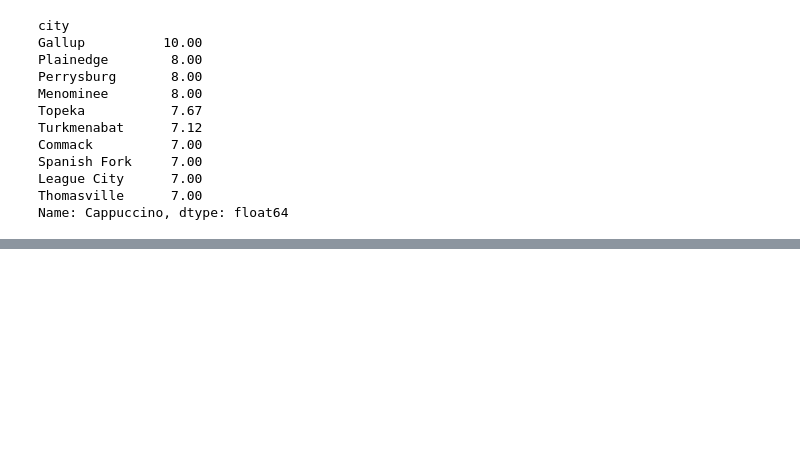
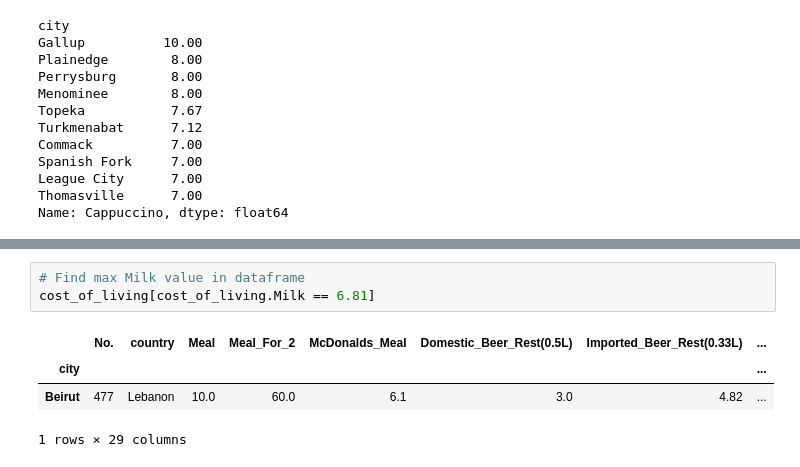
Before and after one commit to Reed-Carter/Global-Cost-of-Living, a Jupyter notebook: phil-project.ipynb, the cells around one changed output, grey strips where cells are left out. Cells and saved outputs as stored; diff of their text form; blank space fills up the shorter version.

Commit message:
find max and min values in milk column.

```diff
--- a/phil-project.ipynb
+++ b/phil-project.ipynb
@@ -344,0 +354,8 @@ Name: Cappuccino, dtype: float64
+# %%
+# Find max Milk value in dataframe
+cost_of_living[cost_of_living.Milk == 6.81]
+# %% [output]
+|  | No. | country | Meal | Meal_For_2 | McDonalds_Meal | Domestic_Beer_Rest(0.5L) | Imported_Beer_Rest(0.33L) | ... |
+| city |  |  |  |  |  |  |  | ... |
+| Beirut | 477 | Lebanon | 10.0 | 60.0 | 6.1 | 3.0 | 4.82 | ... |
+1 rows × 29 columns
```
Also changed, not shown: parts of 4 cells of this notebook.
